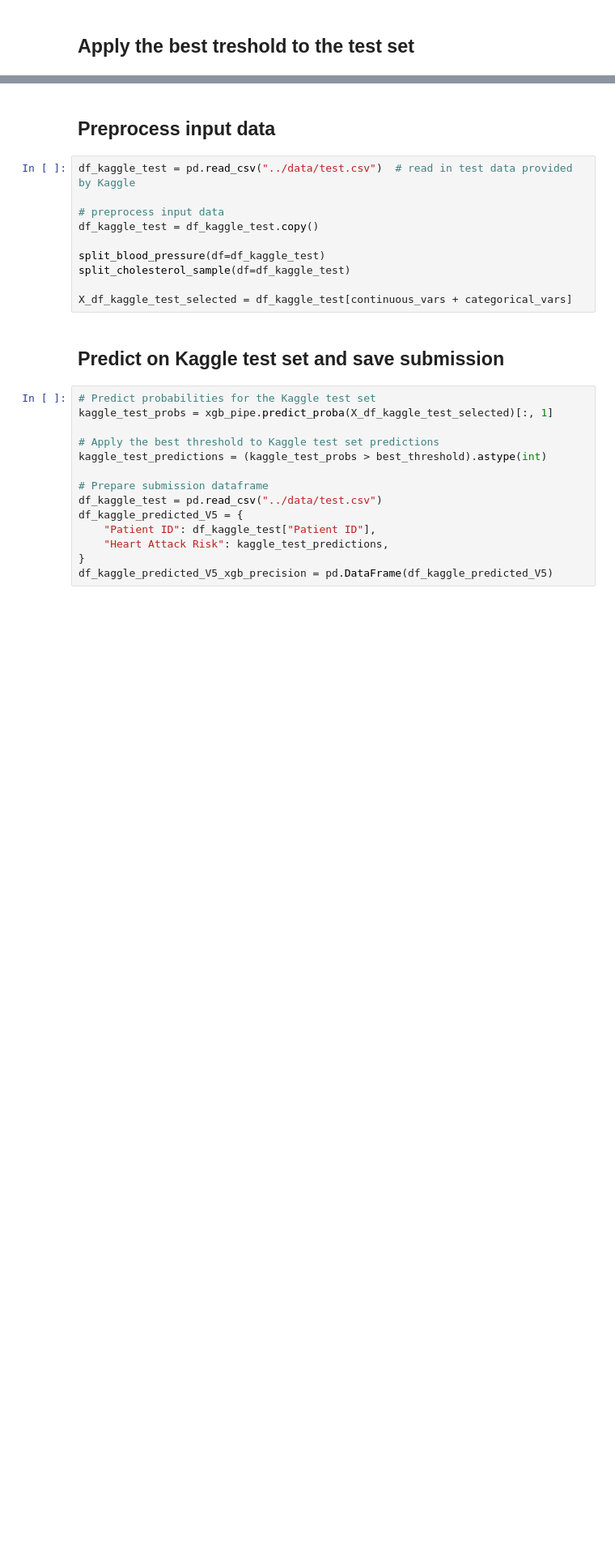
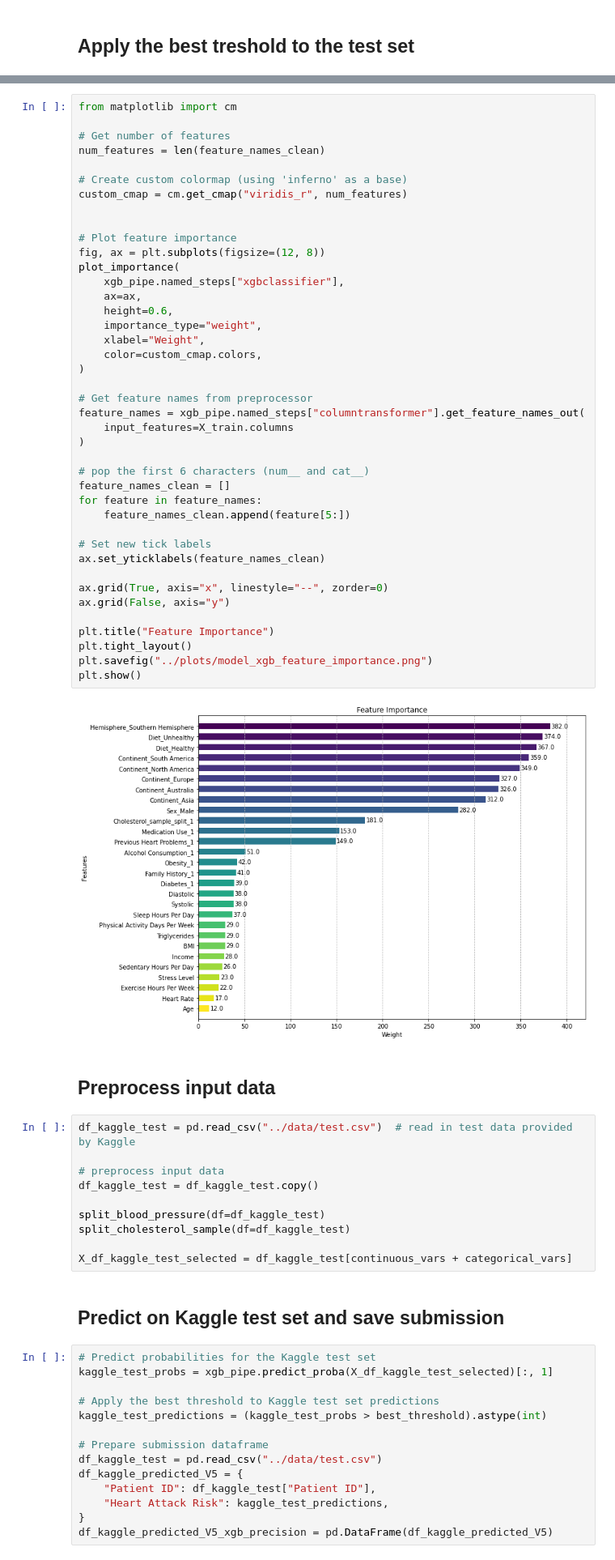
Before and after one commit to anikomaraz/heart_attack_kaggle, a Jupyter notebook: notebooks/heart_attack_v5_probability_xgboost_KaggleV2.ipynb, the cells around one changed output, grey strips where cells are left out. Shown at 81% size. Drawn from its saved outputs; the diff is of its cells as text; blank space fills up the shorter version.

```diff
--- a/notebooks/heart_attack_v5_probability_xgboost_KaggleV2.ipynb
+++ b/notebooks/heart_attack_v5_probability_xgboost_KaggleV2.ipynb
@@ -184,3 +317,46 @@ Test accuracy: 0.5891583452211127
+# %%
+from matplotlib import cm
+
+# Get number of features
+num_features = len(feature_names_clean)
+
+# Create custom colormap (using 'inferno' as a base)
+custom_cmap = cm.get_cmap("viridis_r", num_features)
+
+
+# Plot feature importance
+fig, ax = plt.subplots(figsize=(12, 8))
+plot_importance(
+    xgb_pipe.named_steps["xgbclassifier"],
+    ax=ax,
+    height=0.6,
+    importance_type="weight",
+    xlabel="Weight",
+    color=custom_cmap.colors,
+)
+
+# Get feature names from preprocessor
+feature_names = xgb_pipe.named_steps["columntransformer"].get_feature_names_out(
+    input_features=X_train.columns
+)
+
+# pop the first 6 characters (num__ and cat__)
+feature_names_clean = []
+for feature in feature_names:
+    feature_names_clean.append(feature[5:])
+
+# Set new tick labels
+ax.set_yticklabels(feature_names_clean)
+
+ax.grid(True, axis="x", linestyle="--", zorder=0)
+ax.grid(False, axis="y")
+
+plt.title("Feature Importance")
+plt.tight_layout()
+plt.savefig("../plots/model_xgb_feature_importance.png")
+plt.show()
+# %% [output]
+[figure, added]
 # %% [markdown]
 ## Preprocess input data
 # %%
```
Also changed, not shown: parts of 7 cells of this notebook, 21 other files.
